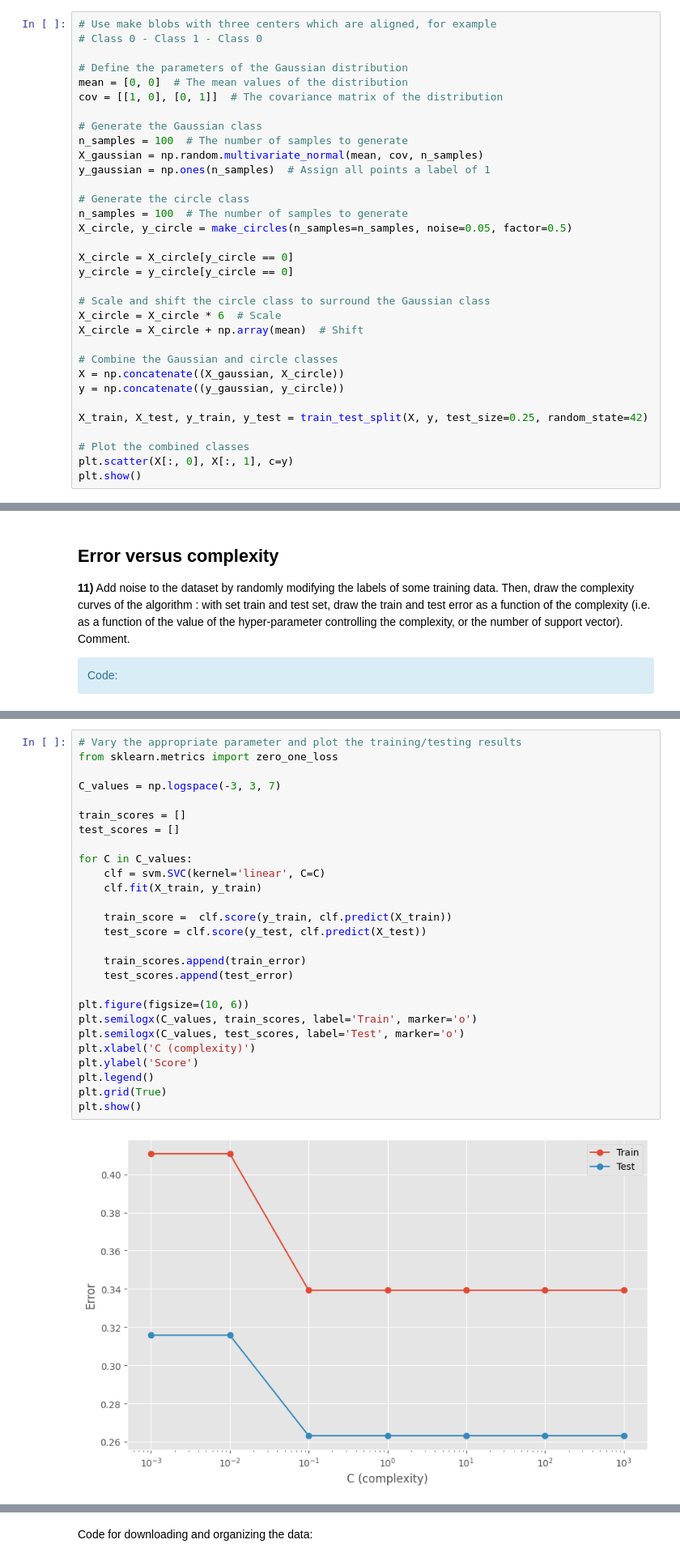
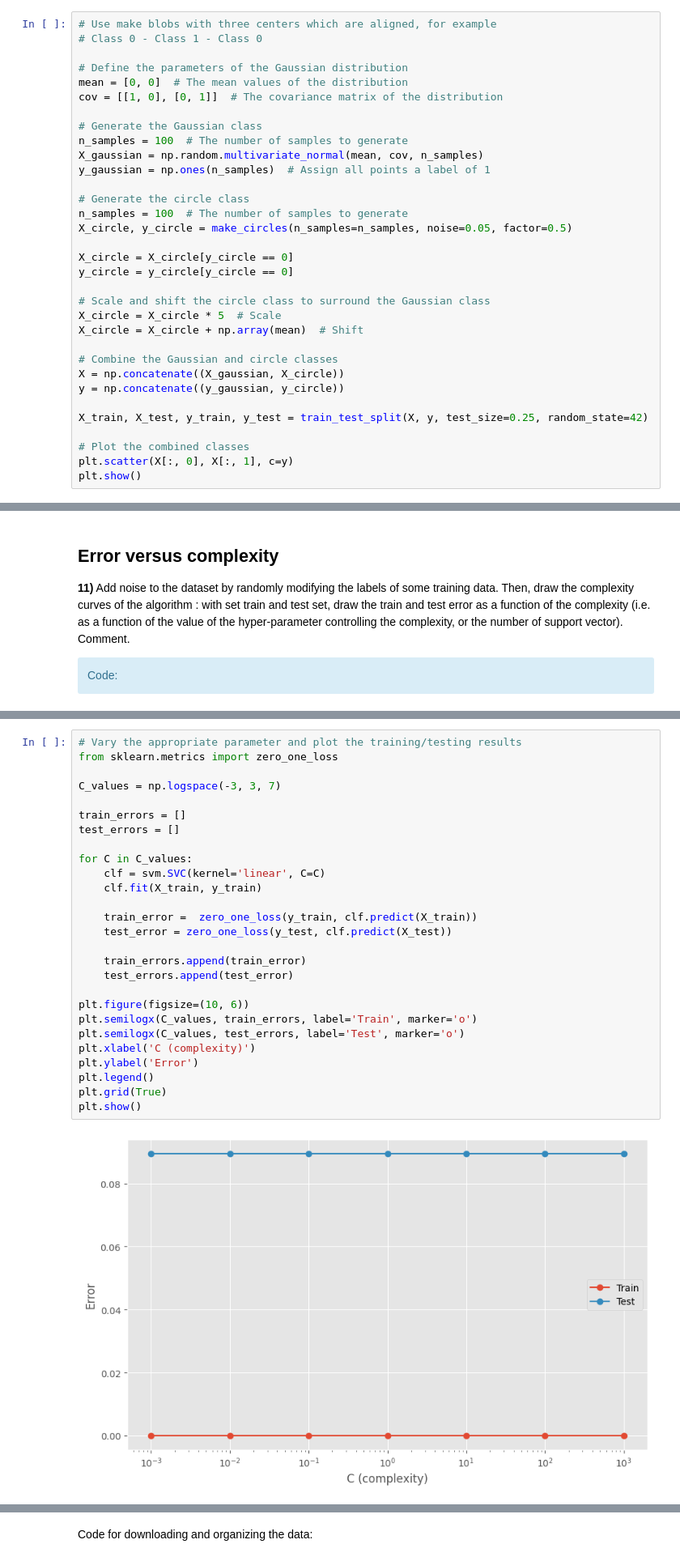
Before and after one commit to TarcisioBueno/support-vector-machine-SDTSIA210, a Jupyter notebook: TP_SVM_students.ipynb, the cells around one changed output, grey strips where cells are left out. Shown at 81% size. Drawn from its saved outputs; the diff is of its cells as text.

```diff
--- a/TP_SVM_students.ipynb
+++ b/TP_SVM_students.ipynb
@@ -427,7 +432,7 @@ X_circle = X_circle[y_circle == 0]
 y_circle = y_circle[y_circle == 0]
 
 # Scale and shift the circle class to surround the Gaussian class
-X_circle = X_circle * 6  # Scale
+X_circle = X_circle * 5  # Scale
 X_circle = X_circle + np.array(mean)  # Shift
 
 # Combine the Gaussian and circle classes
@@ -694,32 +716,32 @@ plt.show()
 # %%
 # Vary the appropriate parameter and plot the training/testing results
 from sklearn.metrics import zero_one_loss
 
 C_values = np.logspace(-3, 3, 7)
 
-train_scores = []
-test_scores = []
+train_errors = []
+test_errors = []
 
 for C in C_values:
     clf = svm.SVC(kernel='linear', C=C)
     clf.fit(X_train, y_train)
 
-    train_score =  clf.score(y_train, clf.predict(X_train))
-    test_score = clf.score(y_test, clf.predict(X_test))
+    train_error =  zero_one_loss(y_train, clf.predict(X_train))
+    test_error = zero_one_loss(y_test, clf.predict(X_test))
 
-    train_scores.append(train_error)
-    test_scores.append(test_error)
+    train_errors.append(train_error)
+    test_errors.append(test_error)
 
 plt.figure(figsize=(10, 6))
-plt.semilogx(C_values, train_scores, label='Train', marker='o')
-plt.semilogx(C_values, test_scores, label='Test', marker='o')
+plt.semilogx(C_values, train_errors, label='Train', marker='o')
+plt.semilogx(C_values, test_errors, label='Test', marker='o')
 plt.xlabel('C (complexity)')
-plt.ylabel('Score')
+plt.ylabel('Error')
 plt.legend()
 plt.grid(True)
 plt.show()
 # %% [output]
-[figure, old version]
+[figure, new version]
 # %% [markdown]
 <div class='alert alert-block alert-warning'>
             Answer:
```
Also changed, not shown: parts of 15 cells of this notebook.
